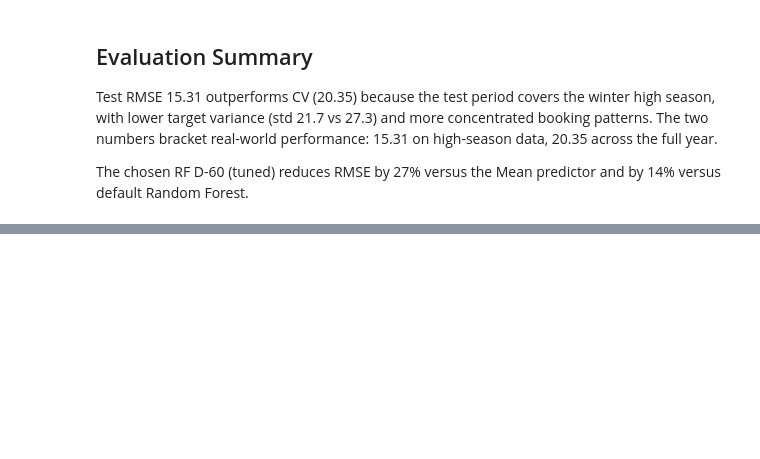
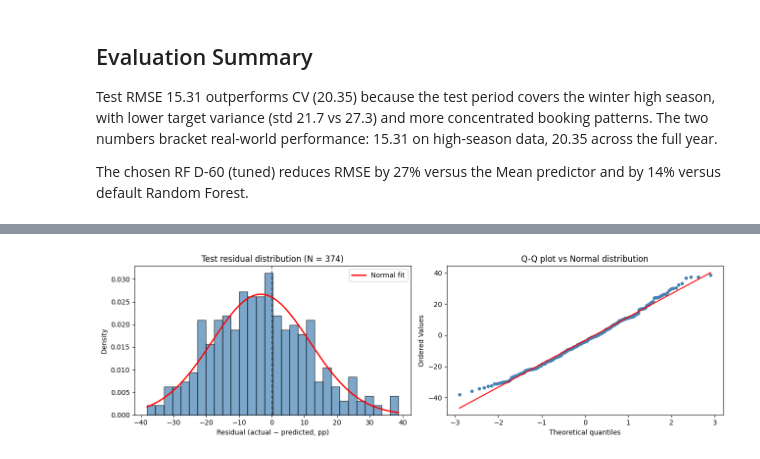
Before and after one commit to VildanaRazumova/thesis-demand-forecasting, a Jupyter notebook: thesis_notebook_final.ipynb, the cells around one changed output, grey strips where cells are left out. Drawn from its saved outputs; the diff is of its cells as text; code cells hidden in the pictures; blank space fills up the shorter version.

```diff
--- a/thesis_notebook_final.ipynb
+++ b/thesis_notebook_final.ipynb
@@ -3091,0 +3141,18 @@ The chosen RF D-60 (tuned) reduces RMSE by 27% versus the Mean predictor and by
+# %%
+residuals = y_test - preds_test
+abs_err = residuals.abs()
+
+print(f"Residual statistics on test set (N = {len(residuals)}):")
+print(f"Mean:        {residuals.mean():+.2f}")
+print(f"Median:      {residuals.median():+.2f}")
+print(f"Std:         {residuals.std():.2f}")
+print(f"Min:         {residuals.min():+.2f}")
+print(f"Max:         {residuals.max():+.2f}")
+print(f"Skewness:    {residuals.skew():+.3f}")
+print(f"Kurtosis:    {residuals.kurt():+.3f}")
+print()
+print(f"Absolute error percentiles:")
+for p in [50, 75, 90, 95, 99]:
+      print(f"  P{p}: {np.percentile(abs_err, p):.2f}")
+print()
+print(f"RMSE / MAE ratio: {np.sqrt((residuals**2).mean()) / abs_err.mean():.3f} ")
@@ -3091,0 +3177,29 @@ The chosen RF D-60 (tuned) reduces RMSE by 27% versus the Mean predictor and by
+# %%
+fig, axes = plt.subplots(1, 2, figsize=(13, 4))
+
+# 1. Histogram with normal overlay (no μ/σ annotations)
+ax = axes[0]
+ax.hist(residuals, bins=30, density=True, alpha=0.7,
+        color='steelblue', edgecolor='black')
+xs = np.linspace(residuals.min(), residuals.max(), 200)
+ax.plot(xs, stats.norm.pdf(xs, residuals.mean(), residuals.std()),
+        'r-', linewidth=2, label='Normal fit')
+ax.axvline(0, color='black', linestyle='--', alpha=0.5)
+ax.set_xlabel('Residual (actual − predicted, pp)')
+ax.set_ylabel('Density')
+ax.set_title('Test residual distribution (N = 374)')
+ax.legend()
+
+# 2. Quantile-Quantile plot
+ax = axes[1]
+stats.probplot(residuals, dist='norm', plot=ax)
+ax.set_title('Q-Q plot vs Normal distribution')
+ax.get_lines()[0].set_marker('o')
+ax.get_lines()[0].set_markersize(4)
+ax.get_lines()[0].set_color('steelblue')
+ax.get_lines()[1].set_color('red')
+
+plt.tight_layout()
+plt.show()
+# %% [output]
+[figure, added]
```
Also changed, not shown: parts of 14 cells of this notebook.
